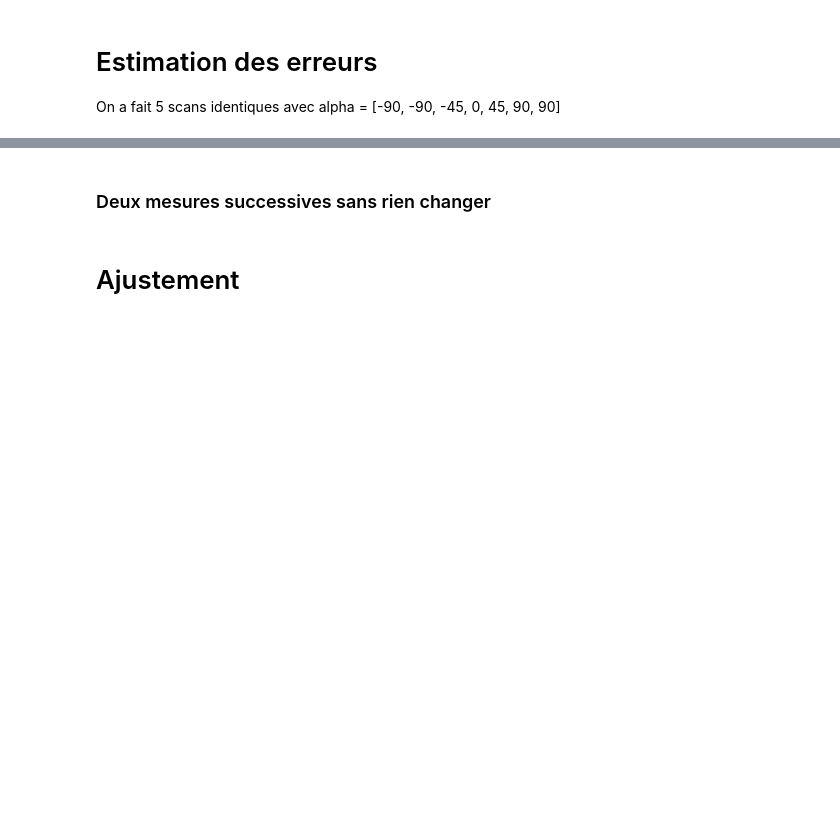
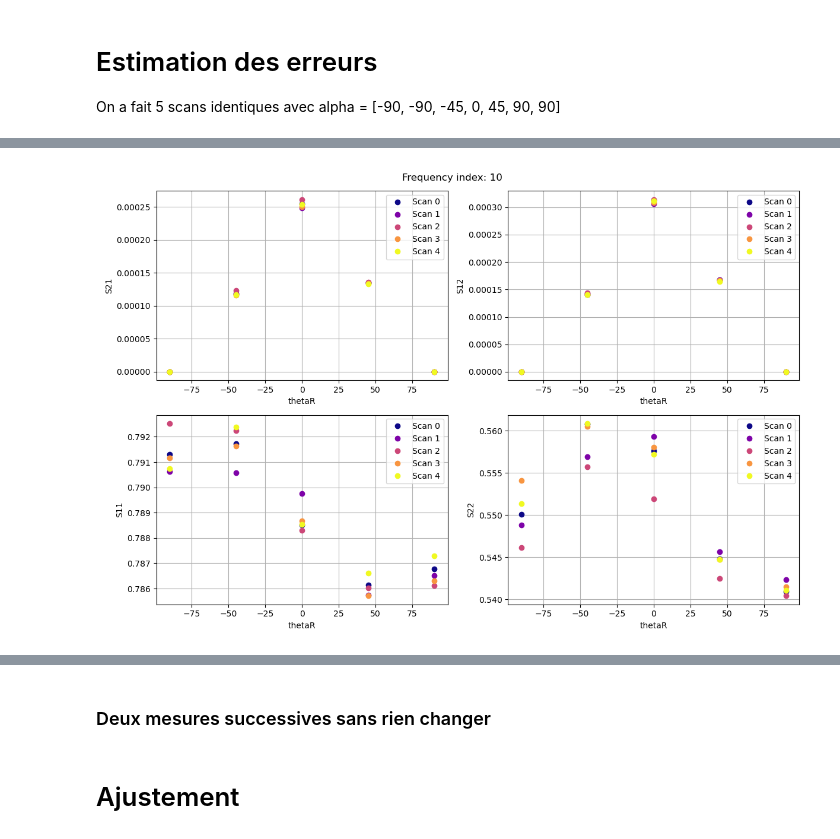
Before and after one commit to mousset/COSMOCal, a Jupyter notebook: Analyse_Malus_thetaR.ipynb, the cells around one changed output, grey strips where cells are left out. Drawn from its saved outputs; the diff is of its cells as text; code cells hidden in the pictures; blank space fills up the shorter version.

```diff
--- a/Analyse_Malus_thetaR.ipynb
+++ b/Analyse_Malus_thetaR.ipynb
@@ -123,6 +167,6 @@ header
 # %%
 # Get data from a second file
-hdul2 = fits.open(path_save + "Malus_20260316_164516.fits")
+hdul2 = fits.open(data_path + "Malus_20260316_164516.fits")
 header = hdul2[0].header
 hdul2.info()  # View structure
 mag2 = hdul2[1].data  # Access magnitude
@@ -227,14 +400,14 @@ On a fait 5 scans identiques avec alpha = [-90, -90, -45, 0, 45, 90, 90]
 allthetaR = []
 allmag = []
 
-os.chdir(path_save)
+os.chdir(data_path)
 
 i = 0
 for file in glob.glob("Malus_20260316_16*.fits"):
     #if i>0:
     print(i)
     print(file)
-    hdul = fits.open(path_save + file)
+    hdul = fits.open(data_path + file)
     header = hdul[0].header
     allthetaR.append(ast.literal_eval(header['THETA_R']))
     mag = hdul[1].data  # Access magnitude
@@ -252,33 +442,27 @@ nscans, nthetaR, nS, nfreqs = allmag_lin.shape
 # %%
 # Plot each frequency separately (avec les 5 scans)
 freqs = [10] # indice de la frequence
 colors, norm, cmap = get_colors(nscans, cmap_name='plasma', vmin=0, vmax=nscans-1)
 
-fig, axs = plt.subplots(1, 2, figsize=(8, 4))
+fig, axs = plt.subplots(2, 2, figsize=(12, 8))
 axs = axs.ravel()
 
-## S21
-for m in range(nscans):
-    for i, f in enumerate(freqs):
-        axs[0].plot(allthetaR[m], allmag_lin[m, :, 0, f], 'o', color=colors[m], label=f'Scan {m}')
-axs[0].set_xlabel('thetaR')
-axs[0].set_ylabel('S21')
-#axs[0].set_yscale('log')
-axs[0].grid()
-axs[0].legend()
-
-## S12
-for m in range(nscans):
-    for i, f in enumerate(freqs):
-        axs[1].plot(allthetaR[m], allmag_lin[m, :, 1, f], 'o', color=colors[m], label=f'Scan {m}')
-axs[1].set_xlabel('thetaR')
-axs[1].set_ylabel('S12')
-#axs[1].set_yscale('log')
-axs[1].grid()
-axs[1].legend()
+for t in range(4):
+    for m in range(nscans):
+            for i, f in enumerate(freqs):
+                axs[t].plot(allthetaR[m], allmag_lin[m, :, t, f], 'o', color=colors[m], label=f'Scan {m}')
+    axs[t].set_xlabel('thetaR')
+    axs[t].set_ylabel(f"{traces[t]}")
+    axs[t].grid()
+    axs[t].legend()
 
 fig.suptitle(f'Frequency index: {freqs[0]}')
 fig.tight_layout()
+
+if save_plots:
+    fig.savefig(plot_path + f"Malus_16-03_ 5scans.png", dpi=300)
+# %% [output]
+[figure, added]
 # %%
 # Mean and STD sur les 5 scans
 mean_over_scans = np.mean(allmag_lin, axis=0)
```
Also changed, not shown: parts of 30 cells of this notebook, 2 other files.
